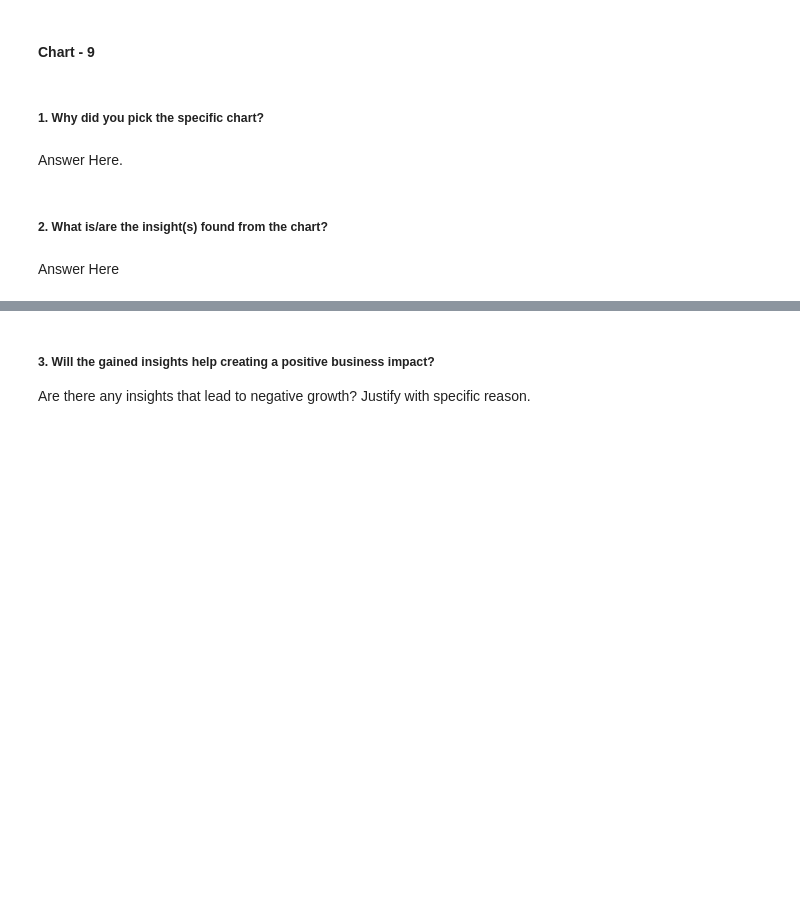
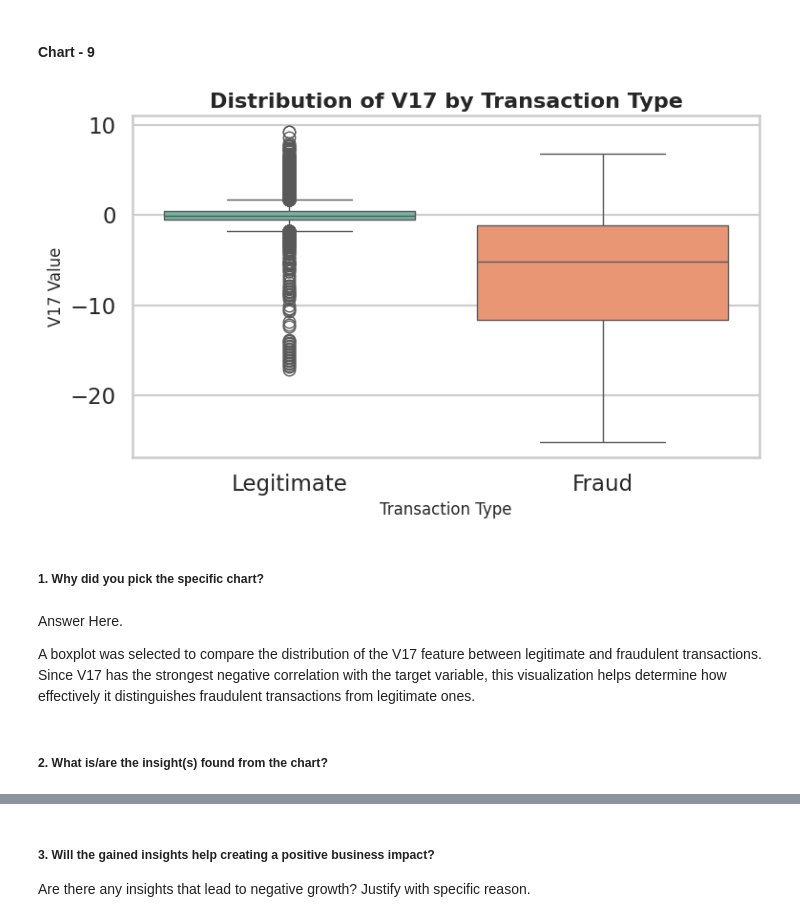
Before and after one commit to Krishna-matic/Credit-Card-Fraud-Detection-EDA, a Jupyter notebook: EDA_Submission_Template(1).ipynb, the cells around one changed output, grey strips where cells are left out. Cells and saved outputs as stored; diff of their text form; code cells hidden in the pictures; blank space fills up the shorter version.

Commit message:
Chart 9: Distribution of V17 by Transaction Type

```diff
--- a/EDA_Submission_Template(1).ipynb
+++ b/EDA_Submission_Template(1).ipynb
@@ -814,8 +817,44 @@ Identifying the features most strongly associated with fraudulent transactions h
+# %%
+# Chart - 9 visualization code
+# Set theme
+sns.set_theme(style="whitegrid", context="talk")
+
+# Create figure
+plt.figure(figsize=(8,5))
+
+# Boxplot
+ax = sns.boxplot(
+    data=df,
+    x='Class',
+    y='V17',
+    hue='Class',
+    palette=['#66c2a5', '#fc8d62'],
+    legend=False
+)
+
+# Title
+plt.title(
+    "Distribution of V17 by Transaction Type",
+    fontsize=16,
+    fontweight='bold'
+)
+
+# Labels
+plt.xlabel("Transaction Type", fontsize=12)
+plt.ylabel("V17 Value", fontsize=12)
+
+# Rename x-axis labels
+plt.xticks([0, 1], ["Legitimate", "Fraud"])
+
+plt.tight_layout()
+plt.show()
+# %% [output]
+[figure, added]
 # %% [markdown]
 ##### 1. Why did you pick the specific chart?
-# %% [markdown]
-Answer Here.
+# %% [markdown]
+Answer Here.
+
+A boxplot was selected to compare the distribution of the V17 feature between legitimate and fraudulent transactions. Since V17 has the strongest negative correlation with the target variable, this visualization helps determine how effectively it distinguishes fraudulent transactions from legitimate ones.
 # %% [markdown]
 ##### 2. What is/are the insight(s) found from the chart?
-# %% [markdown]
-Answer Here
```
Also changed, not shown: parts of 9 cells of this notebook.
